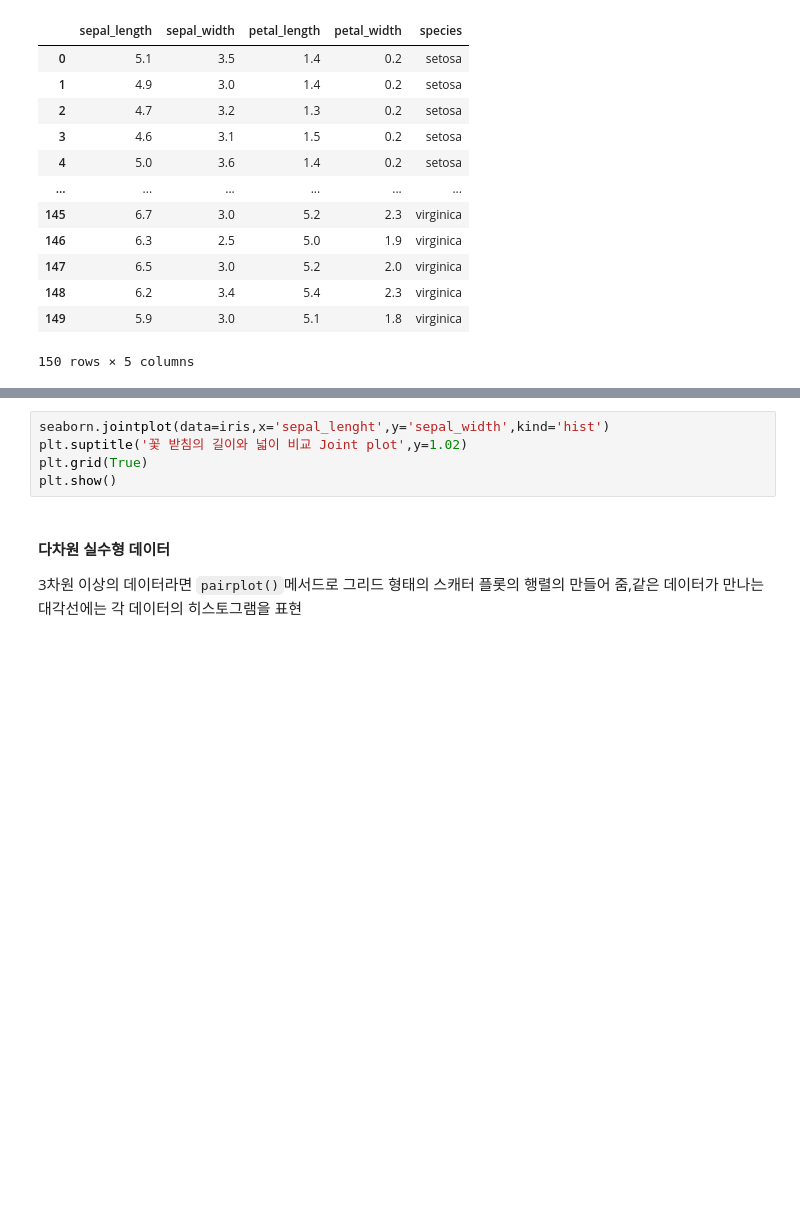
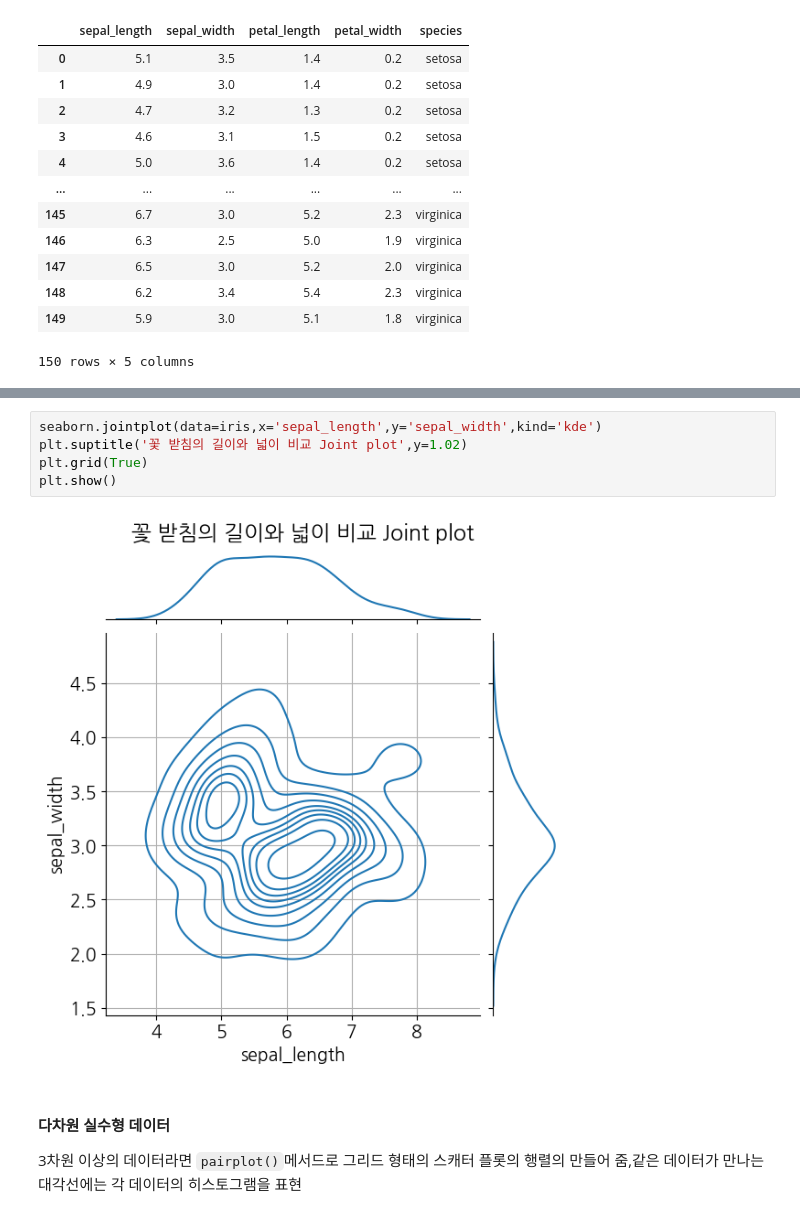
Before and after one commit to rlaekdls1937/python, a Jupyter notebook: matplotlib_visualize_data/c_matplotlib_example.ipynb, the cells around one changed output, grey strips where cells are left out. Drawn from its saved outputs; the diff is of its cells as text; blank space fills up the shorter version.

```diff
--- a/matplotlib_visualize_data/c_matplotlib_example.ipynb
+++ b/matplotlib_visualize_data/c_matplotlib_example.ipynb
@@ -135,8 +150,10 @@ ValueError: Could not interpret value `sepal_lenght` for `x`. An entry with this
 # %%
-seaborn.jointplot(data=iris,x='sepal_lenght',y='sepal_width',kind='hist')
+seaborn.jointplot(data=iris,x='sepal_length',y='sepal_width',kind='kde')
 plt.suptitle('꽃 받침의 길이와 넓이 비교 Joint plot',y=1.02)
 plt.grid(True)
 plt.show()
+# %% [output]
+[figure, added]
 # %% [markdown]
 #### 다차원 실수형 데이터
 3차원 이상의 데이터라면 `pairplot()`메서드로 그리드 형태의 스캐터 플롯의 행렬의 만들어 줌,같은 데이터가 만나는 대각선에는 각 데이터의 히스토그램을 표현
```
Also changed, not shown: parts of 2 cells of this notebook.
